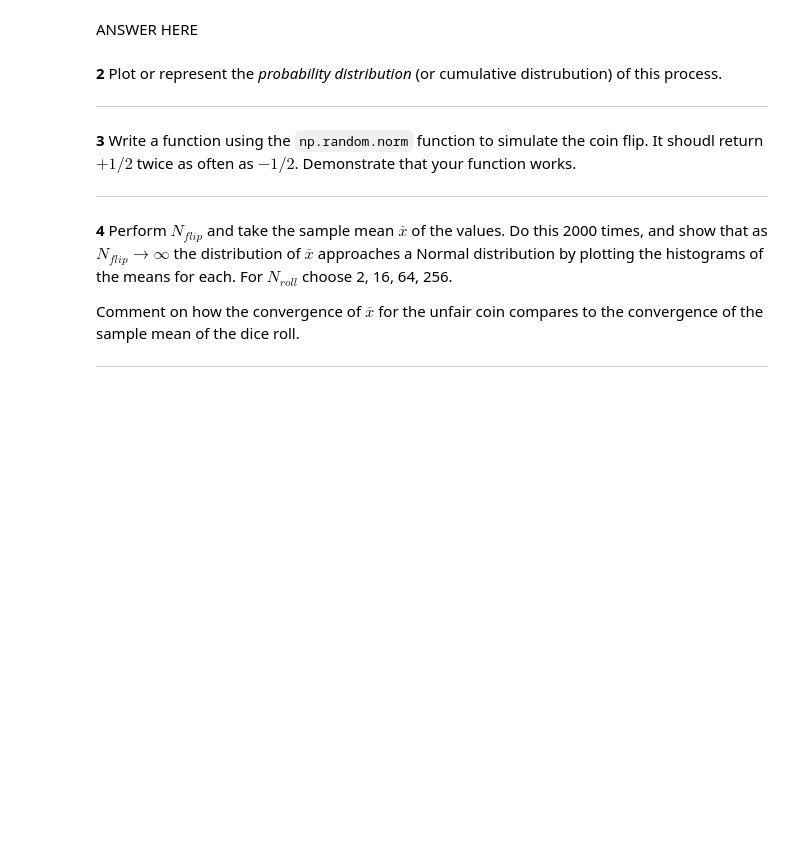
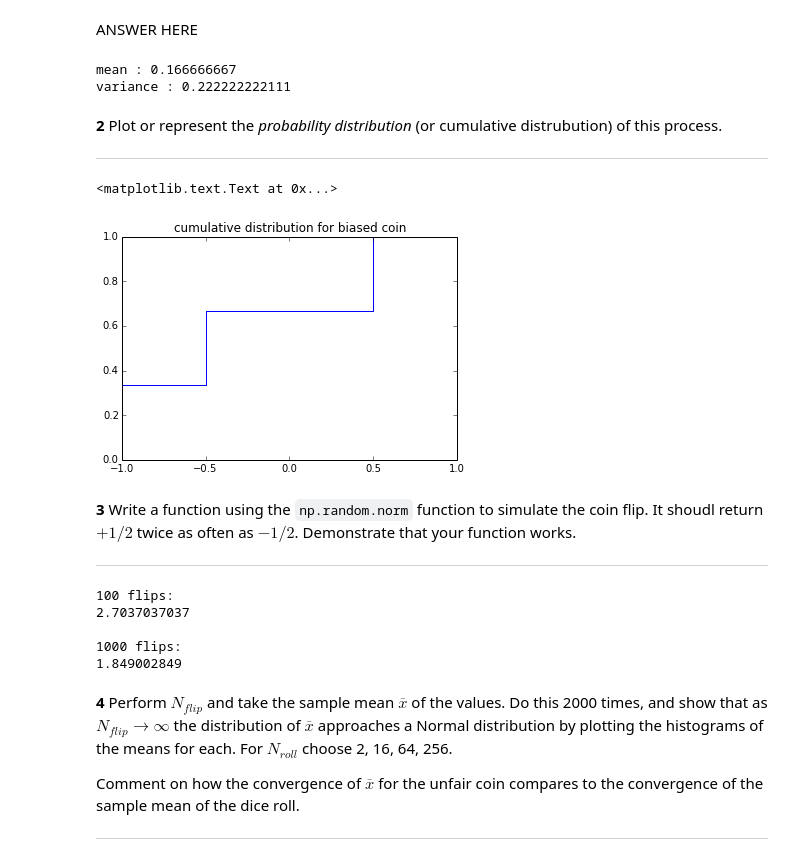
Before and after one commit to richyw/Phys411Assignments, a Jupyter notebook: Assignment-01.ipynb, the cells around one changed output. Cells and saved outputs as stored; diff of their text form; code cells hidden in the pictures; blank space fills up the shorter version.

```diff
--- a/Assignment-01.ipynb
+++ b/Assignment-01.ipynb
@@ -63,3 +141,16 @@ DO ANY CALC HERE
+# %%
+heads = 0.500000000
+tails = -0.50000000
+p_heads = 0.666666667
+p_tails = 0.333333333
+
+mean = p_heads*heads + p_tails*tails
+var = p_heads*(heads-mean)**2+p_tails*(tails-mean)**2
+print 'mean : '+str(mean)
+print 'variance : '+str(var)
+# %% [output]
+mean : 0.166666667
+variance : 0.222222222111
 # %% [markdown]
 **2** Plot or represent the *probability distribution*  (or cumulative distrubution) of this process.
 <hr>
@@ -68,3 +157,11 @@ CODE UP PLOT HERE
+# %%
+x = [-1,tails, heads,1]
+y = [0,p_tails,p_heads,1]
+plt.step(x,y)
+plt.title('cumulative distribution for biased coin')
+# %% [output]
+<matplotlib.text.Text at 0x...>
+[figure, added]
 # %% [markdown]
 **3** Write a function using the `np.random.norm` function to simulate the coin flip.  It shoudl return $+1/2$ twice as often as $-1/2$.  Demonstrate that your function works.
 <hr>
@@ -73,3 +168,32 @@ CODE UP PLOT HERE
+# %%
+import numpy as np
+import matplotlib.pyplot as plt
+import scipy.stats as stats
+% matplotlib inline
+
+def flip(N):
+
+    def single_flip(p):
+          return 0.5 if np.random.random() < p else -0.5
+
+    coin_tosses = [single_flip(0.66667) for i in range(N)]
+    return coin_tosses
+
+# use itemfreq to count number of heads and tails
+# divide number of heads by tails to show that heads are twice as likely
+print '100 flips: '
+freq = stats.itemfreq(flip(100))
+print freq[1,1]/freq[0,1]
+
+print '\n1000 flips:'
+freq = stats.itemfreq(flip(1000))
+print freq[1,1]/freq[0,1]
+# %% [output]
+100 flips:
+2.7037037037
+
+1000 flips:
+1.849002849
 # %% [markdown]
 **4** Perform $N_{flip}$ and take the sample mean $\overline{x}$ of the values.  Do this 2000 times, and show that as $N_{flip}\to\infty$ the distribution of $\overline{x}$ approaches a Normal distribution by plotting the histograms of the means for each.  For $N_{roll}$ choose 2, 16, 64, 256.
 
```
Also changed, not shown: parts of 28 cells of this notebook.
